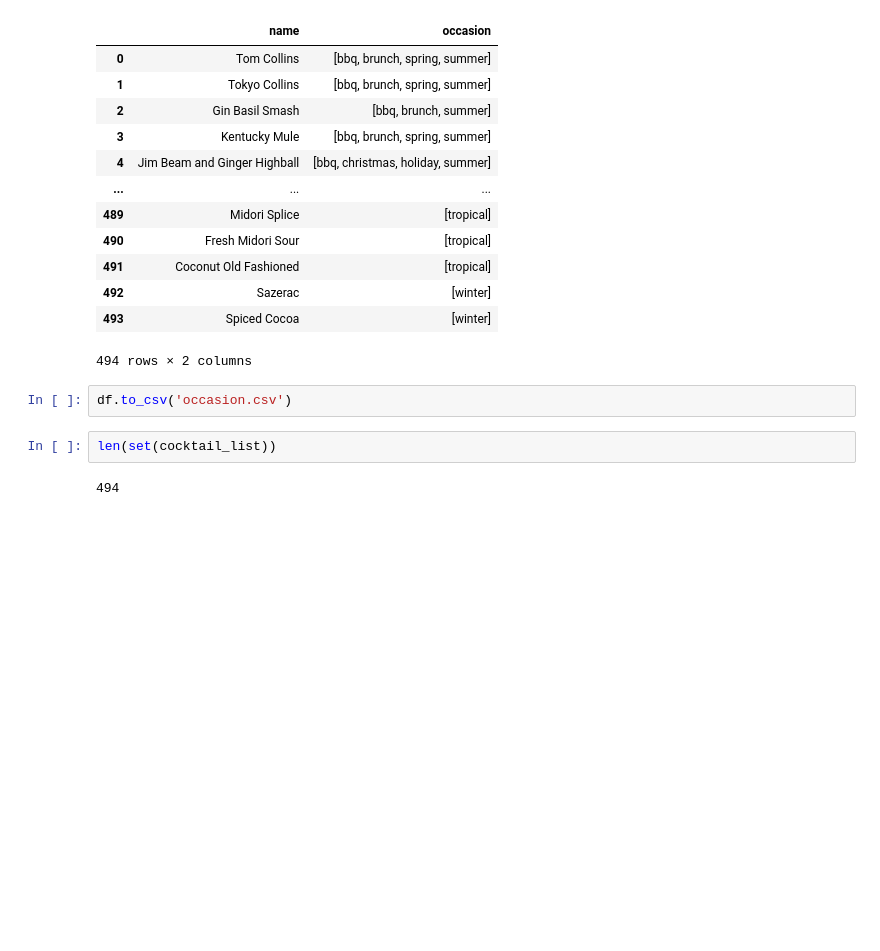
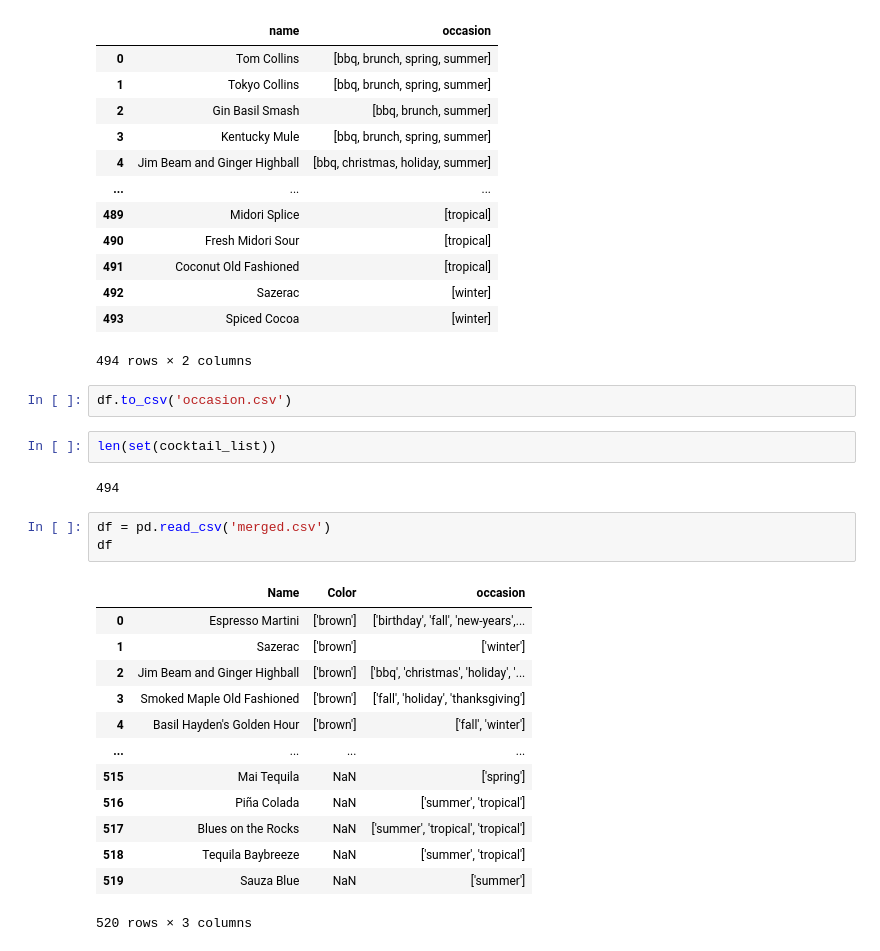
Before and after one commit to 2024-MadData/Cocktail-recommendation, a Jupyter notebook: cleaning.ipynb, the cells around one changed output. Drawn from its saved outputs; the diff is of its cells as text; blank space fills up the shorter version.

```diff
--- a/cleaning.ipynb
+++ b/cleaning.ipynb
@@ -95,3 +95,20 @@ df.to_csv('occasion.csv')
 len(set(cocktail_list))
 # %% [output]
 494
+# %%
+df = pd.read_csv('merged.csv')
+df
+# %% [output]
+|  | Name | Color | occasion |
+| 0 | Espresso Martini | ['brown'] | ['birthday', 'fall', 'new-years',... |
+| 1 | Sazerac | ['brown'] | ['winter'] |
+| 2 | Jim Beam and Ginger Highball | ['brown'] | ['bbq', 'christmas', 'holiday', '... |
+| 3 | Smoked Maple Old Fashioned | ['brown'] | ['fall', 'holiday', 'thanksgiving'] |
+| 4 | Basil Hayden's Golden Hour | ['brown'] | ['fall', 'winter'] |
+| ... | ... | ... | ... |
+| 515 | Mai Tequila | NaN | ['spring'] |
+| 516 | Piña Colada | NaN | ['summer', 'tropical'] |
+| 517 | Blues on the Rocks | NaN | ['summer', 'tropical', 'tropical'] |
+| 518 | Tequila Baybreeze | NaN | ['summer', 'tropical'] |
+| 519 | Sauza Blue | NaN | ['summer'] |
+520 rows × 3 columns
```
Also changed, not shown: parts of 2 cells of this notebook, 8 other files.
